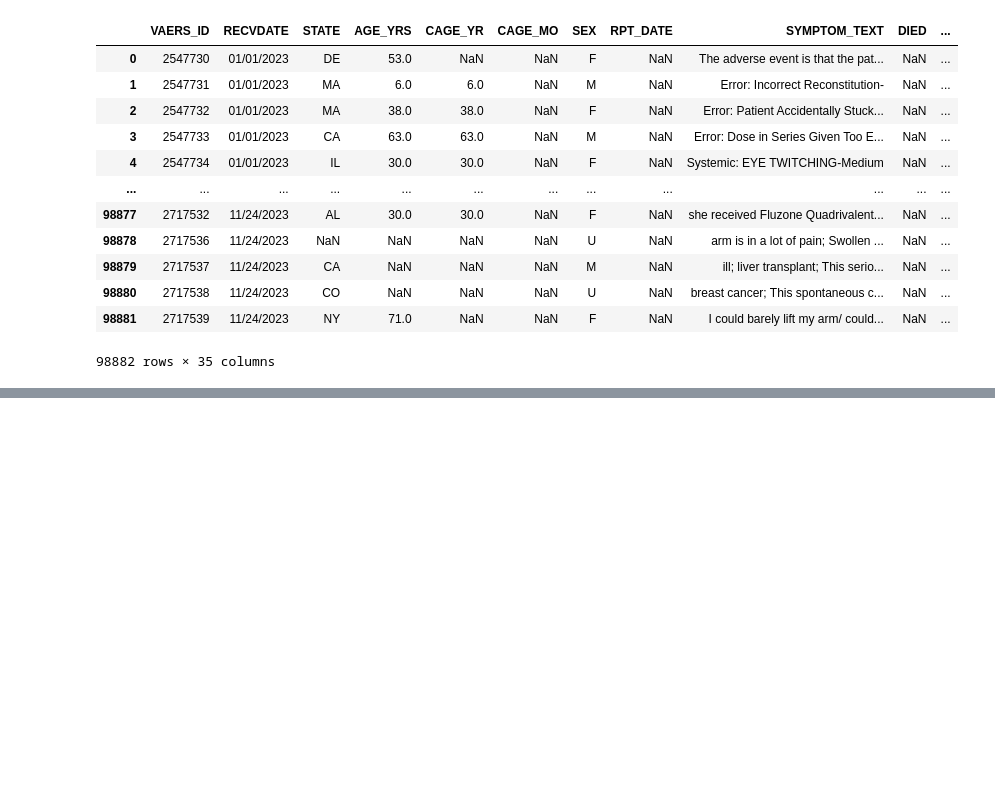
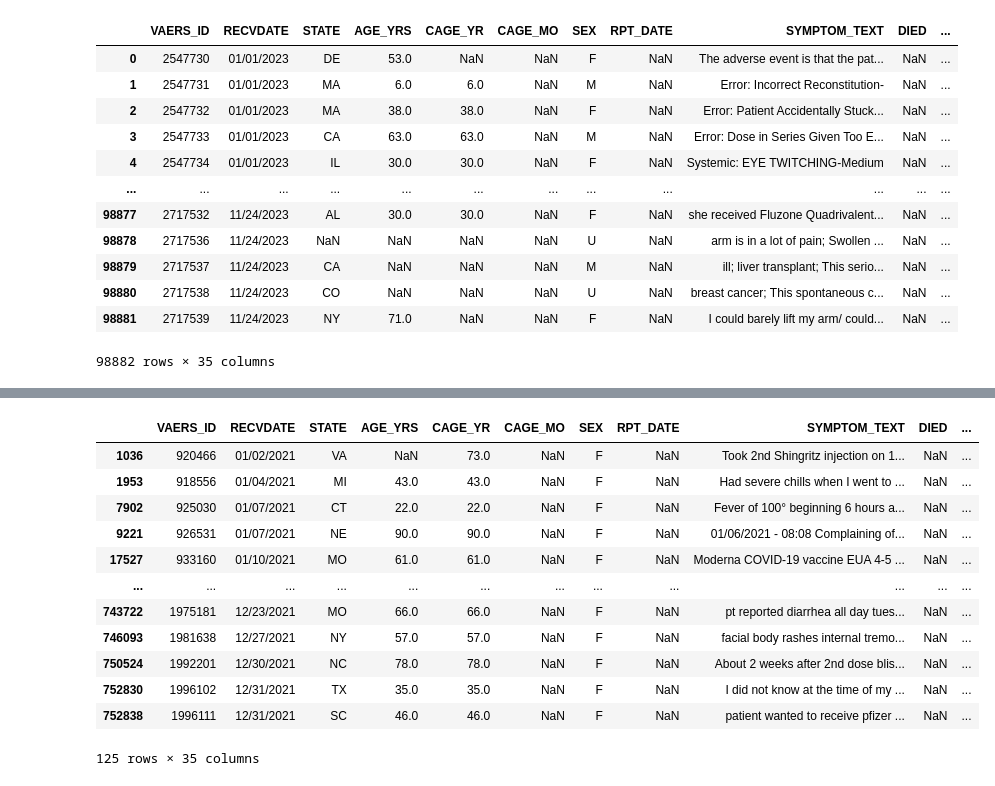
Before and after one commit to ZaNioxX/Masterarbeit, a Jupyter notebook: Data_Exploration/dataexploration.ipynb, the cells around one changed output, grey strips where cells are left out. Cells and saved outputs as stored; diff of their text form; code cells hidden in the pictures; blank space fills up the shorter version.

Commit message:
added data import skript

```diff
--- a/Data_Exploration/dataexploration.ipynb
+++ b/Data_Exploration/dataexploration.ipynb
@@ -283,7 +283,8 @@ data
 # %%
 import pandas as pd
 
-filename = f"/Users/sep/Documents/HAW/Masterarbeit/Daten.nosync/2022VAERSVAX.csv"
+filename = f"/Users/sep/Documents/HAW/Masterarbeit/Daten.nosync/2021VAERSDATA.csv"
 data = pd.read_csv(filename, encoding="Iso-8859-1", low_memory=False)
 # %%
-data[data['VAX_TYPE'] == 'COVID19']
+# Filter symptoms data based on the presence of 'penic' in any SYMPTOM column
+penic_symptoms_df = data[data[['ALLERGIES']].apply(lambda x: x.str.contains('penicilin', na=False)).any(axis=1)]
@@ -303,0 +291,16 @@ data[data['VAX_TYPE'] == 'COVID19']
+# %%
+penic_symptoms_df
+# %% [output]
+|  | VAERS_ID | RECVDATE | STATE | AGE_YRS | CAGE_YR | CAGE_MO | SEX | RPT_DATE | SYMPTOM_TEXT | DIED | ... |
+| 1036 | 920466 | 01/02/2021 | VA | NaN | 73.0 | NaN | F | NaN | Took 2nd Shingritz injection on 1... | NaN | ... |
+| 1953 | 918556 | 01/04/2021 | MI | 43.0 | 43.0 | NaN | F | NaN | Had severe chills when I went to ... | NaN | ... |
+| 7902 | 925030 | 01/07/2021 | CT | 22.0 | 22.0 | NaN | F | NaN | Fever of 100° beginning 6 hours a... | NaN | ... |
+| 9221 | 926531 | 01/07/2021 | NE | 90.0 | 90.0 | NaN | F | NaN | 01/06/2021 - 08:08 Complaining of... | NaN | ... |
+| 17527 | 933160 | 01/10/2021 | MO | 61.0 | 61.0 | NaN | F | NaN | Moderna COVID-19 vaccine EUA 4-5 ... | NaN | ... |
+| ... | ... | ... | ... | ... | ... | ... | ... | ... | ... | ... | ... |
+| 743722 | 1975181 | 12/23/2021 | MO | 66.0 | 66.0 | NaN | F | NaN | pt reported diarrhea all day tues... | NaN | ... |
+| 746093 | 1981638 | 12/27/2021 | NY | 57.0 | 57.0 | NaN | F | NaN | facial body rashes internal tremo... | NaN | ... |
+| 750524 | 1992201 | 12/30/2021 | NC | 78.0 | 78.0 | NaN | F | NaN | About 2 weeks after 2nd dose blis... | NaN | ... |
+| 752830 | 1996102 | 12/31/2021 | TX | 35.0 | 35.0 | NaN | F | NaN | I did not know at the time of my ... | NaN | ... |
+| 752838 | 1996111 | 12/31/2021 | SC | 46.0 | 46.0 | NaN | F | NaN | patient wanted to receive pfizer ... | NaN | ... |
+125 rows × 35 columns
```
Also changed, not shown: parts of 11 cells of this notebook, 3 other files.
